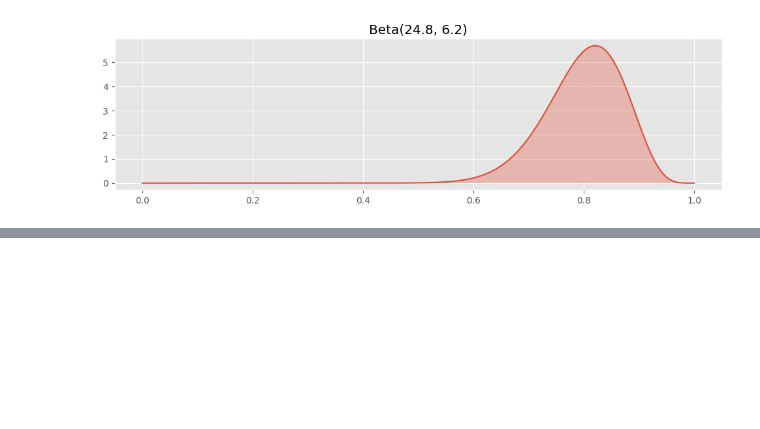
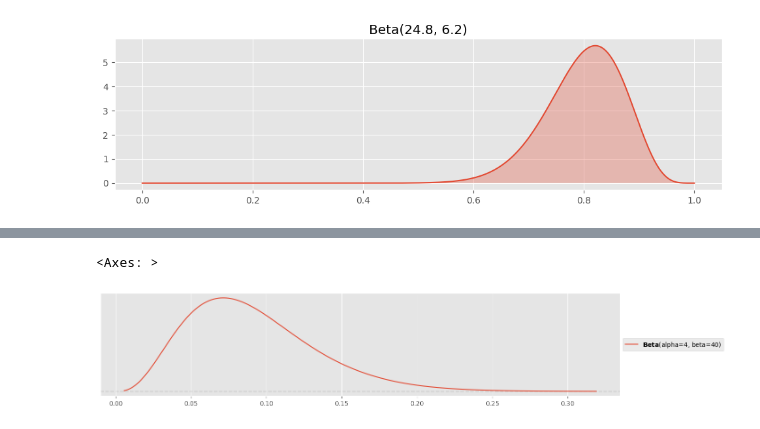
Before and after one commit to dave1b/TSM_BayMachLe, a Jupyter notebook: 02_week/week2_beta_distribution.ipynb, the cells around one changed output, grey strips where cells are left out. Drawn from its saved outputs; the diff is of its cells as text; code cells hidden in the pictures; blank space fills up the shorter version.

```diff
--- a/02_week/week2_beta_distribution.ipynb
+++ b/02_week/week2_beta_distribution.ipynb
@@ -95,0 +127,6 @@ plot_beta(24.8,6.2)
+# %%
+# Heidi Posterior
+pz.Beta(alpha=alpha_heidi + 1, beta=beta_heidi + 5).plot_pdf()
+# %% [output]
+<Axes: >
+[figure, added]
```
Also changed, not shown: parts of 36 cells of this notebook.
